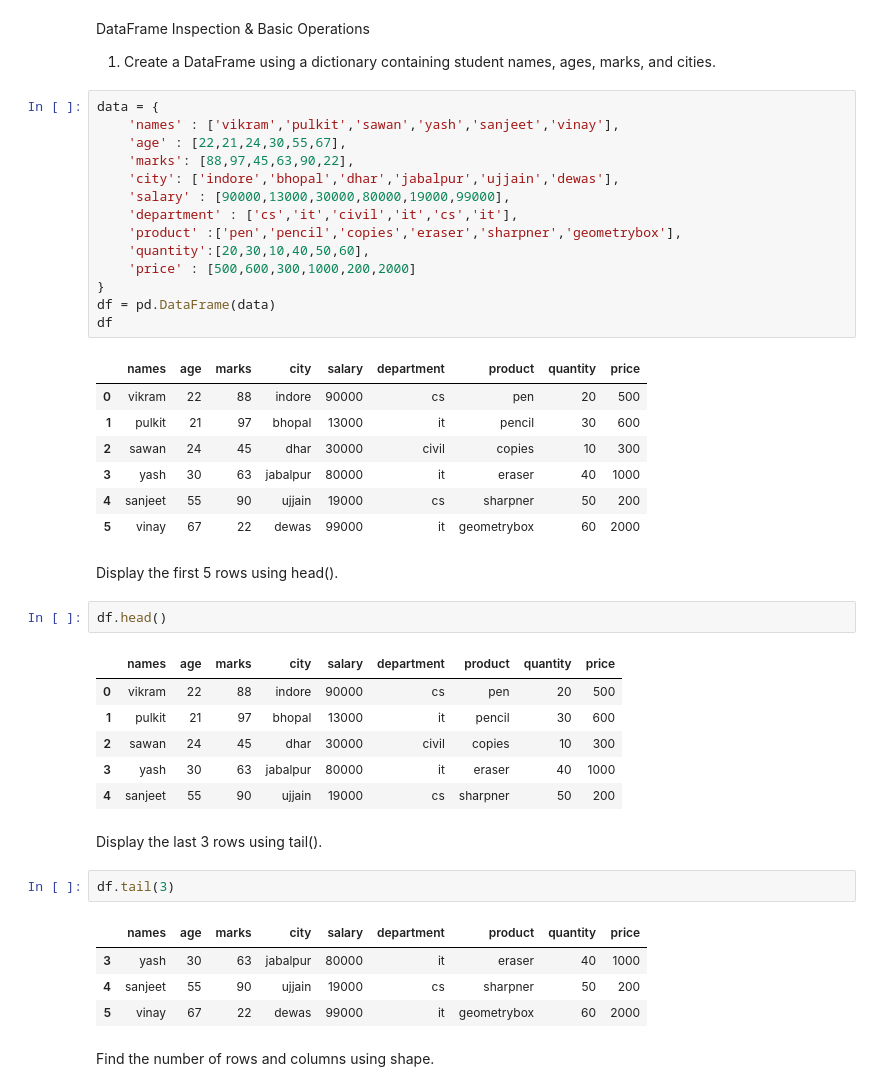
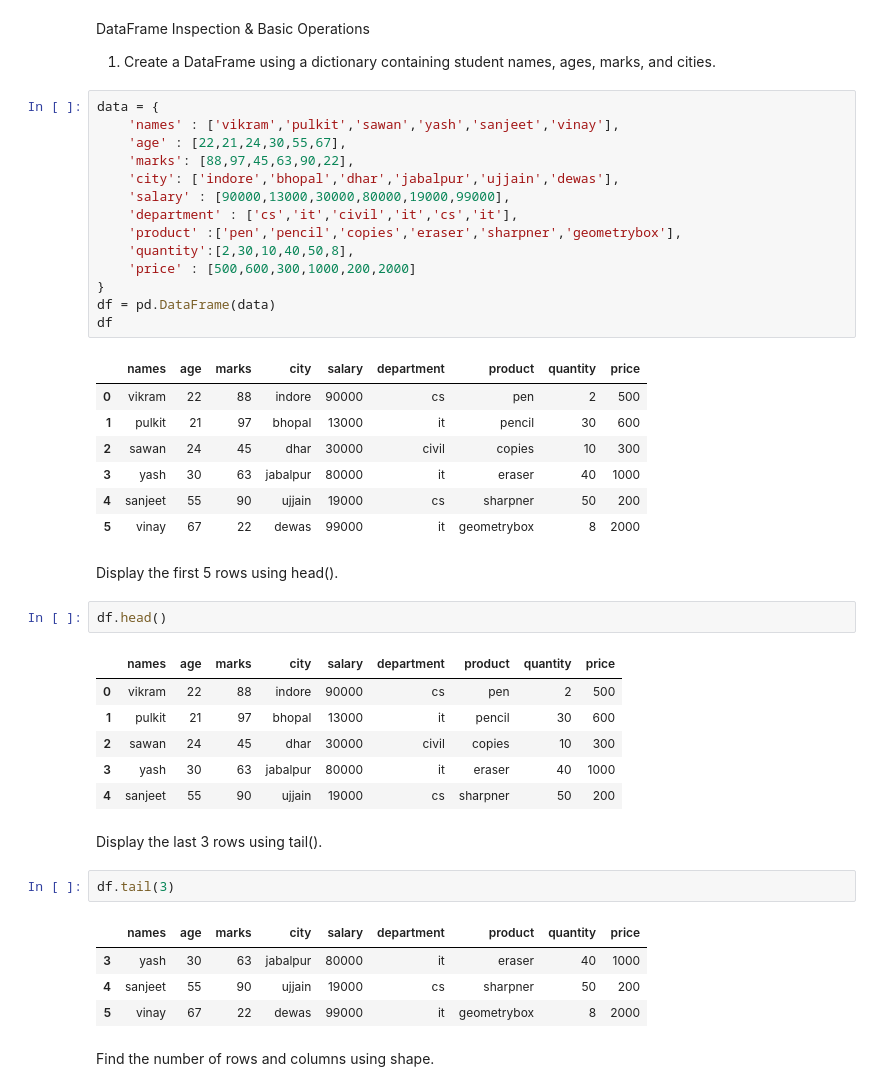
Before and after one commit to Vikram957/Pandas, a Jupyter notebook: pandas_practice.ipynb, the cells around one changed output. Drawn from its saved outputs; the diff is of its cells as text.

```diff
--- a/pandas_practice.ipynb
+++ b/pandas_practice.ipynb
@@ -9,32 +9,32 @@ DataFrame Inspection & Basic Operations
 # %%
 data = {
     'names' : ['vikram','pulkit','sawan','yash','sanjeet','vinay'],
     'age' : [22,21,24,30,55,67],
     'marks': [88,97,45,63,90,22],
     'city': ['indore','bhopal','dhar','jabalpur','ujjain','dewas'],
     'salary' : [90000,13000,30000,80000,19000,99000],
     'department' : ['cs','it','civil','it','cs','it'],
     'product' :['pen','pencil','copies','eraser','sharpner','geometrybox'],
-    'quantity':[20,30,10,40,50,60],
+    'quantity':[2,30,10,40,50,8],
     'price' : [500,600,300,1000,200,2000]
 }
 df = pd.DataFrame(data)
 df
 # %% [output]
 |  | names | age | marks | city | salary | department | product | quantity | price |
-| 0 | vikram | 22 | 88 | indore | 90000 | cs | pen | 20 | 500 |
+| 0 | vikram | 22 | 88 | indore | 90000 | cs | pen | 2 | 500 |
 | 1 | pulkit | 21 | 97 | bhopal | 13000 | it | pencil | 30 | 600 |
 | 2 | sawan | 24 | 45 | dhar | 30000 | civil | copies | 10 | 300 |
 | 3 | yash | 30 | 63 | jabalpur | 80000 | it | eraser | 40 | 1000 |
 | 4 | sanjeet | 55 | 90 | ujjain | 19000 | cs | sharpner | 50 | 200 |
-| 5 | vinay | 67 | 22 | dewas | 99000 | it | geometrybox | 60 | 2000 |
+| 5 | vinay | 67 | 22 | dewas | 99000 | it | geometrybox | 8 | 2000 |
 # %% [markdown]
 Display the first 5 rows using head().
 # %%
 df.head()
 # %% [output]
 |  | names | age | marks | city | salary | department | product | quantity | price |
-| 0 | vikram | 22 | 88 | indore | 90000 | cs | pen | 20 | 500 |
+| 0 | vikram | 22 | 88 | indore | 90000 | cs | pen | 2 | 500 |
 | 1 | pulkit | 21 | 97 | bhopal | 13000 | it | pencil | 30 | 600 |
 | 2 | sawan | 24 | 45 | dhar | 30000 | civil | copies | 10 | 300 |
 | 3 | yash | 30 | 63 | jabalpur | 80000 | it | eraser | 40 | 1000 |
@@ -47,7 +47,7 @@ df.tail(3)
 |  | names | age | marks | city | salary | department | product | quantity | price |
 | 3 | yash | 30 | 63 | jabalpur | 80000 | it | eraser | 40 | 1000 |
 | 4 | sanjeet | 55 | 90 | ujjain | 19000 | cs | sharpner | 50 | 200 |
-| 5 | vinay | 67 | 22 | dewas | 99000 | it | geometrybox | 60 | 2000 |
+| 5 | vinay | 67 | 22 | dewas | 99000 | it | geometrybox | 8 | 2000 |
 # %% [markdown]
 Find the number of rows and columns using shape.
 # %%
```
Also changed, not shown: parts of 43 cells of this notebook.
